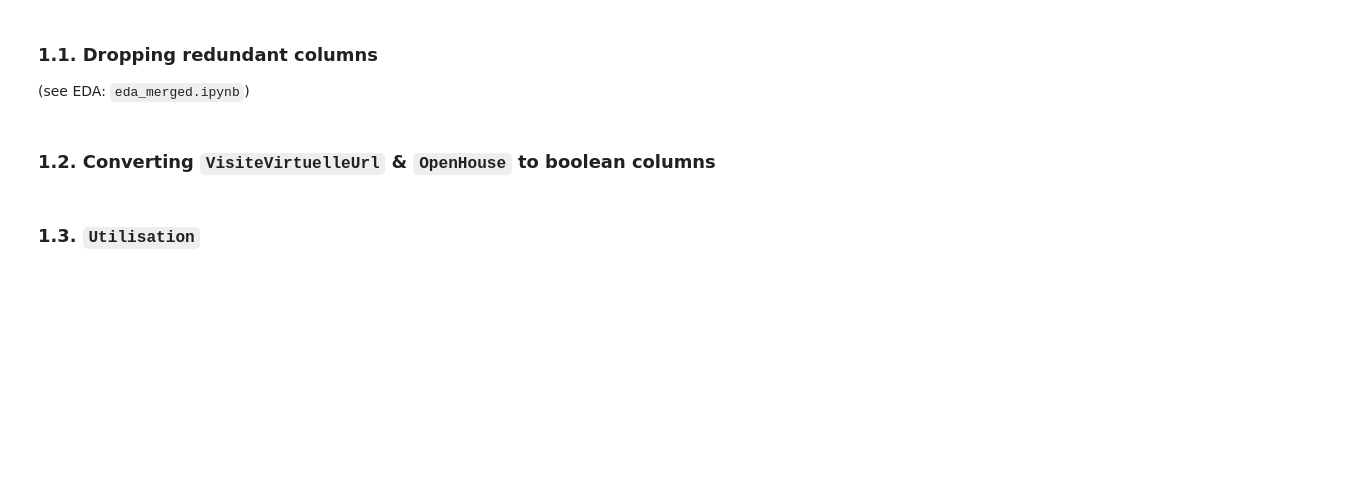
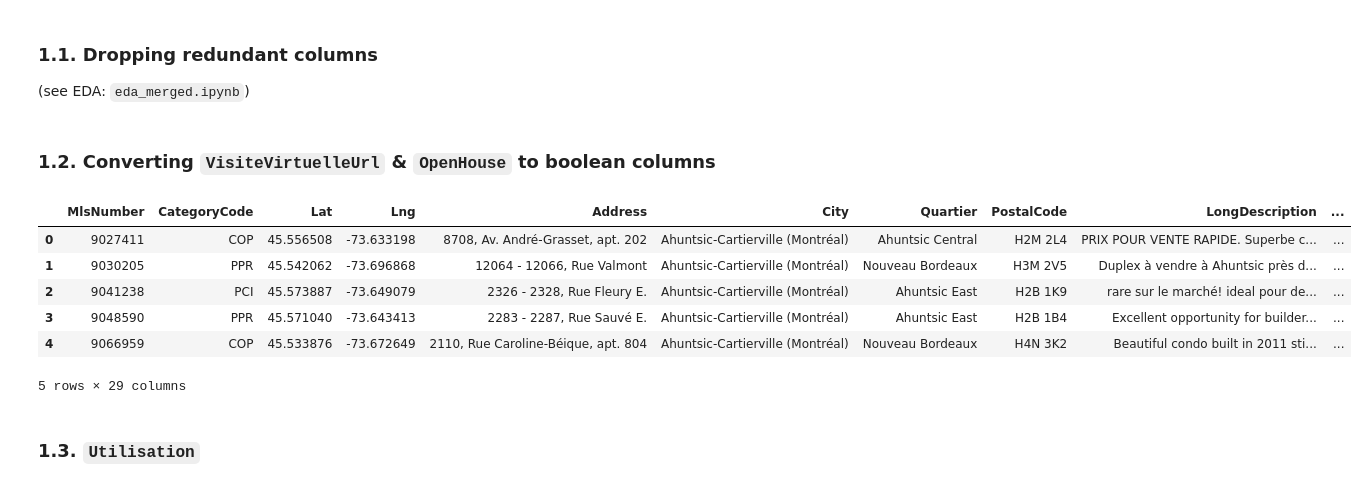
Before and after one commit to Szymon-Gut/Warsztaty_Badawacze, a Jupyter notebook: merging_data.ipynb, the cells around one changed output. Drawn from its saved outputs; the diff is of its cells as text; code cells hidden in the pictures; blank space fills up the shorter version.

```diff
--- a/merging_data.ipynb
+++ b/merging_data.ipynb
@@ -15,7 +24,7 @@ import seaborn as sns
 # %% [markdown]
 ## 1. Preparing listings data
 # %%
-listings = pd.read_csv('data/listings_modified.csv')
+listings = pd.read_csv('data\\listings_modified.csv')
 # %% [markdown]
 ### 1.1. Dropping redundant columns
 
@@ -46,7 +55,17 @@ listings.drop(redundant_cols,
 listings['OpenHouse'] = ~listings['OpenHouse'].isna()
 # %%
 listings['VisiteVirtuelleUrl'] = ~listings['VisiteVirtuelleUrl'].isna()
-listings.rename({'VisiteVirtuelleUrl': 'VirtualTour'}, axis=1, inplace=True)
+listings.rename({'VisiteVirtuelleUrl': 'IsVirtualTour', 'OpenHouse': 'IsOpenHouse'}, axis=1, inplace=True)
+# %%
+listings.head()
+# %% [output]
+|  | MlsNumber | CategoryCode | Lat | Lng | Address | City | Quartier | PostalCode | LongDescription | ... |
+| 0 | 9027411 | COP | 45.556508 | -73.633198 | 8708, Av. André-Grasset, apt. 202 | Ahuntsic-Cartierville (Montréal) | Ahuntsic Central | H2M 2L4 | PRIX POUR VENTE RAPIDE. Superbe c... | ... |
+| 1 | 9030205 | PPR | 45.542062 | -73.696868 | 12064 - 12066, Rue Valmont | Ahuntsic-Cartierville (Montréal) | Nouveau Bordeaux | H3M 2V5 | Duplex à vendre à Ahuntsic près d... | ... |
+| 2 | 9041238 | PCI | 45.573887 | -73.649079 | 2326 - 2328, Rue Fleury E. | Ahuntsic-Cartierville (Montréal) | Ahuntsic East | H2B 1K9 | rare sur le marché! ideal pour de... | ... |
+| 3 | 9048590 | PPR | 45.571040 | -73.643413 | 2283 - 2287, Rue Sauvé E. | Ahuntsic-Cartierville (Montréal) | Ahuntsic East | H2B 1B4 | Excellent opportunity for builder... | ... |
+| 4 | 9066959 | COP | 45.533876 | -73.672649 | 2110, Rue Caroline-Béique, apt. 804 | Ahuntsic-Cartierville (Montréal) | Nouveau Bordeaux | H4N 3K2 | Beautiful condo built in 2011 sti... | ... |
+5 rows × 29 columns
 # %% [markdown]
 ### 1.3. `Utilisation`
 # %% [markdown]
```
Also changed, not shown: parts of 58 cells of this notebook.
